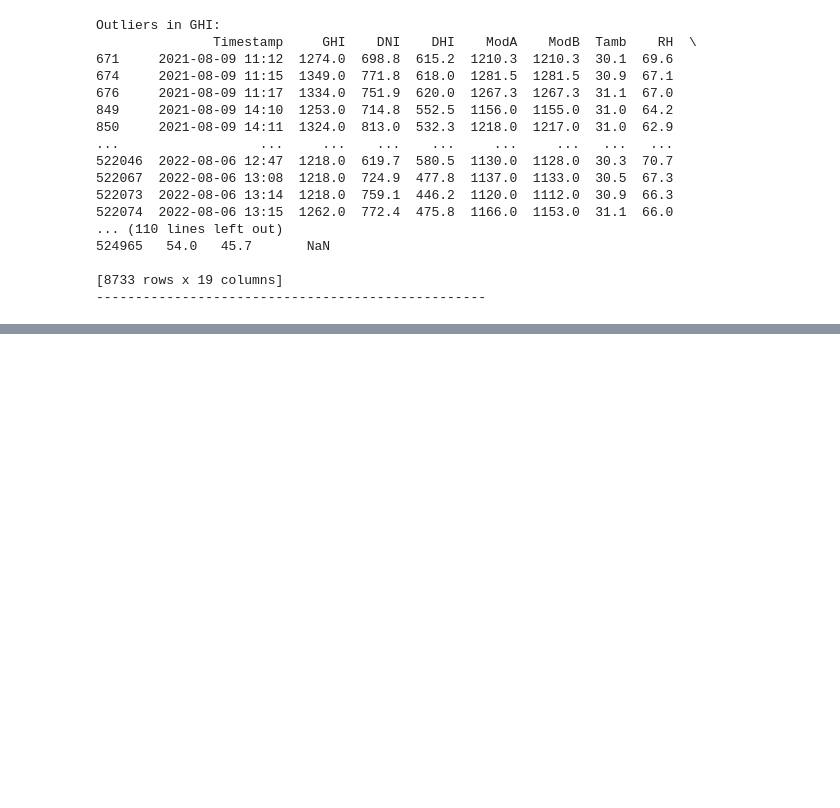
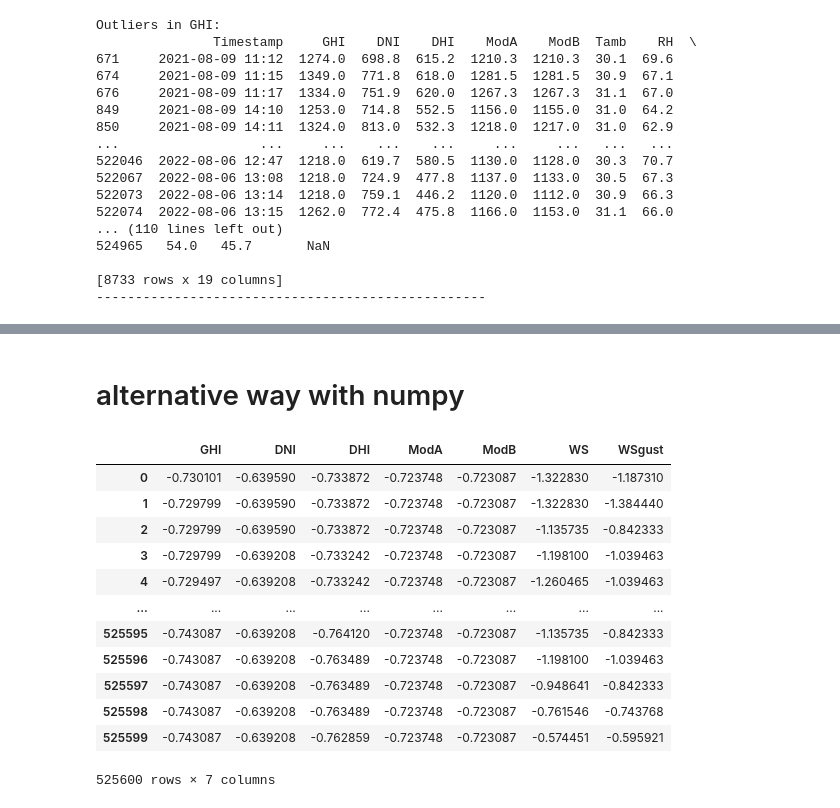
Before and after one commit to dawit-hopes/solar-challenge-week1, a Jupyter notebook: notebooks/eda-benin-malanville.ipynb, the cells around one changed output, grey strips where cells are left out. Cells and saved outputs as stored; diff of their text form; code cells hidden in the pictures; blank space fills up the shorter version.

```diff
--- a/notebooks/eda-benin-malanville.ipynb
+++ b/notebooks/eda-benin-malanville.ipynb
@@ -228,0 +294,11 @@ Outliers in GHI:
+# %%
+req_cols = ['GHI', 'DNI', 'DHI', 'ModA', 'ModB', 'WS', 'WSgust']
+z_scores = pd.DataFrame()
+for col in req_cols:
+    mean = df[col].mean()
+    std = df[col].std()
+    z_scores[col] = (df[col] - mean) / std
+
+outliers= abs(z_scores> 3)
+outliers_rows = df[outliers.any(axis=1)]
+print(outliers_rows)
@@ -228,0 +323,21 @@ Outliers in GHI:
+# %% [markdown]
+# alternative way with numpy
+# %%
+mean = df[req_cols].mean()
+std = df[req_cols].std()
+z_scores =  (df[req_cols] - mean) / std
+z_scores
+# %% [output]
+|  | GHI | DNI | DHI | ModA | ModB | WS | WSgust |
+| 0 | -0.730101 | -0.639590 | -0.733872 | -0.723748 | -0.723087 | -1.322830 | -1.187310 |
+| 1 | -0.729799 | -0.639590 | -0.733872 | -0.723748 | -0.723087 | -1.322830 | -1.384440 |
+| 2 | -0.729799 | -0.639590 | -0.733872 | -0.723748 | -0.723087 | -1.135735 | -0.842333 |
+| 3 | -0.729799 | -0.639208 | -0.733242 | -0.723748 | -0.723087 | -1.198100 | -1.039463 |
+| 4 | -0.729497 | -0.639208 | -0.733242 | -0.723748 | -0.723087 | -1.260465 | -1.039463 |
+| ... | ... | ... | ... | ... | ... | ... | ... |
+| 525595 | -0.743087 | -0.639208 | -0.764120 | -0.723748 | -0.723087 | -1.135735 | -0.842333 |
+| 525596 | -0.743087 | -0.639208 | -0.763489 | -0.723748 | -0.723087 | -1.198100 | -1.039463 |
+| 525597 | -0.743087 | -0.639208 | -0.763489 | -0.723748 | -0.723087 | -0.948641 | -0.842333 |
+| 525598 | -0.743087 | -0.639208 | -0.763489 | -0.723748 | -0.723087 | -0.761546 | -0.743768 |
+| 525599 | -0.743087 | -0.639208 | -0.762859 | -0.723748 | -0.723087 | -0.574451 | -0.595921 |
+525600 rows × 7 columns
```
Also changed, not shown: parts of 17 cells of this notebook.
